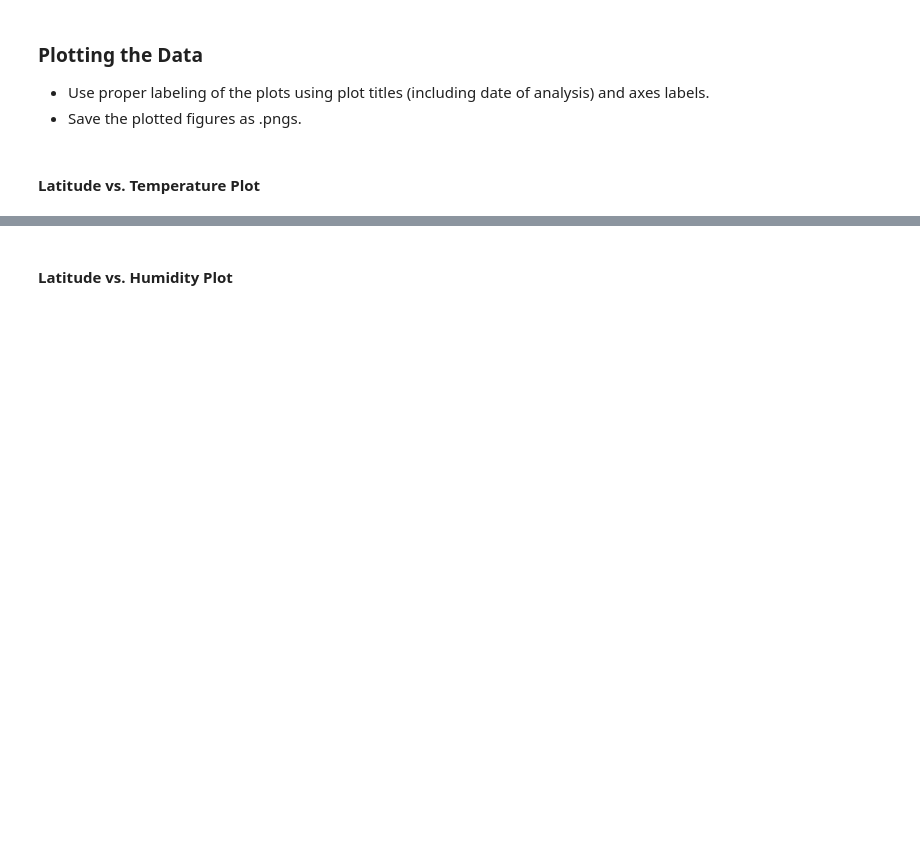
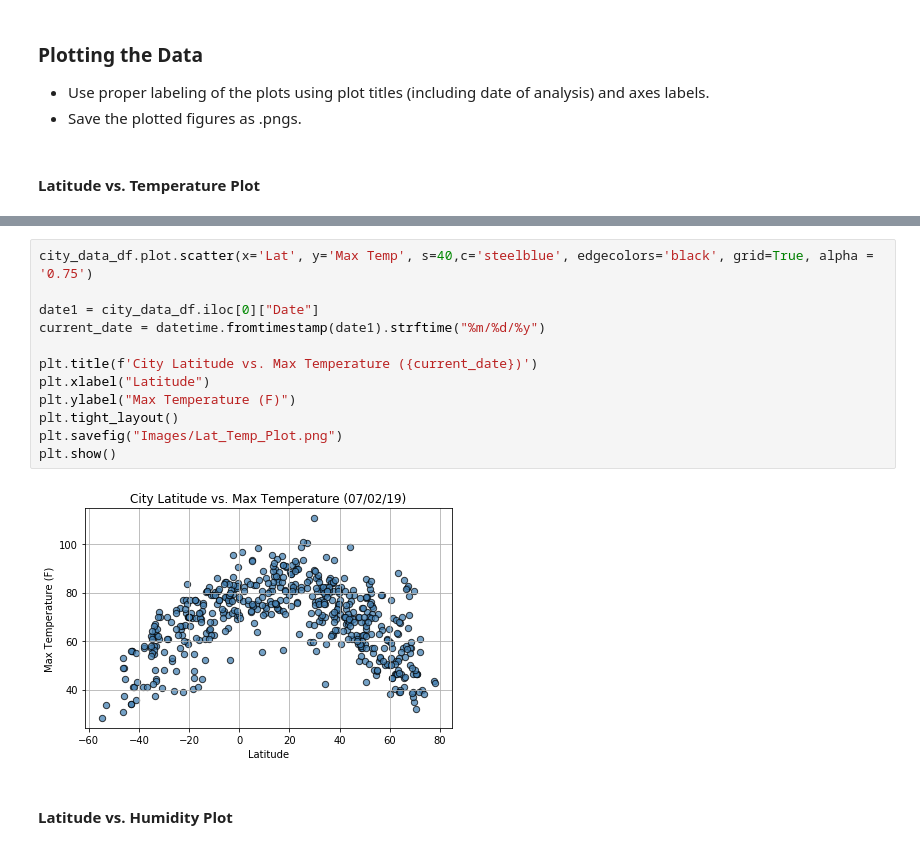
Before and after one commit to godse-snehal/py-weather, a Jupyter notebook: WeatherPy.ipynb, the cells around one changed output, grey strips where cells are left out. Drawn from its saved outputs; the diff is of its cells as text; blank space fills up the shorter version.

Commit message:
adding scatter plots

```diff
--- a/WeatherPy.ipynb
+++ b/WeatherPy.ipynb
@@ -162,2 +151,16 @@ city_data_df
+# %%
+city_data_df.plot.scatter(x='Lat', y='Max Temp', s=40,c='steelblue', edgecolors='black', grid=True, alpha = '0.75')
+
+date1 = city_data_df.iloc[0]["Date"]
+current_date = datetime.fromtimestamp(date1).strftime("%m/%d/%y")
+
+plt.title(f'City Latitude vs. Max Temperature ({current_date})')
+plt.xlabel("Latitude")
+plt.ylabel("Max Temperature (F)")
+plt.tight_layout()
+plt.savefig("Images/Lat_Temp_Plot.png")
+plt.show()
+# %% [output]
+[figure, added]
 # %% [markdown]
 #### Latitude vs. Humidity Plot
```
Also changed, not shown: parts of 14 cells of this notebook, 5 other files.
